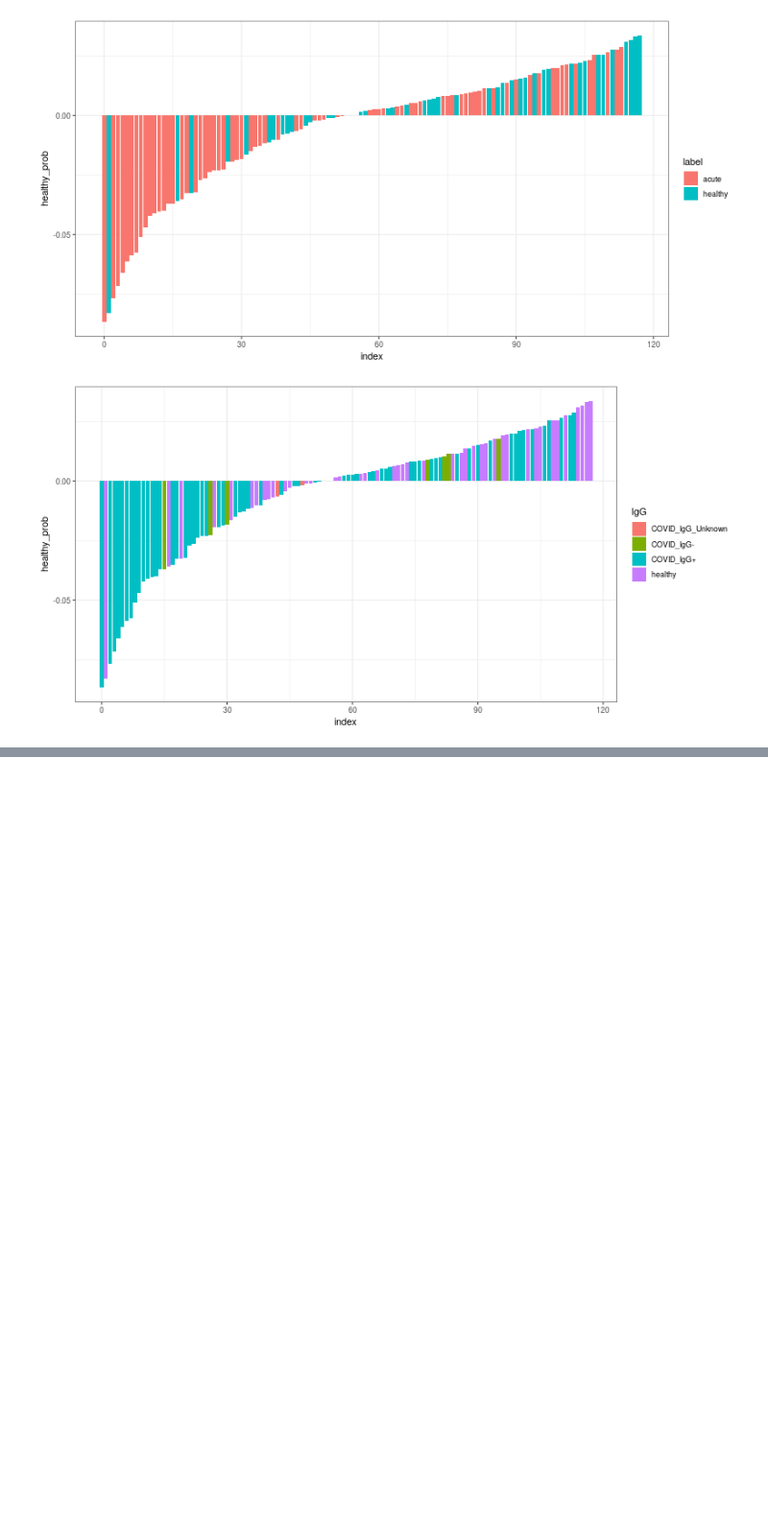
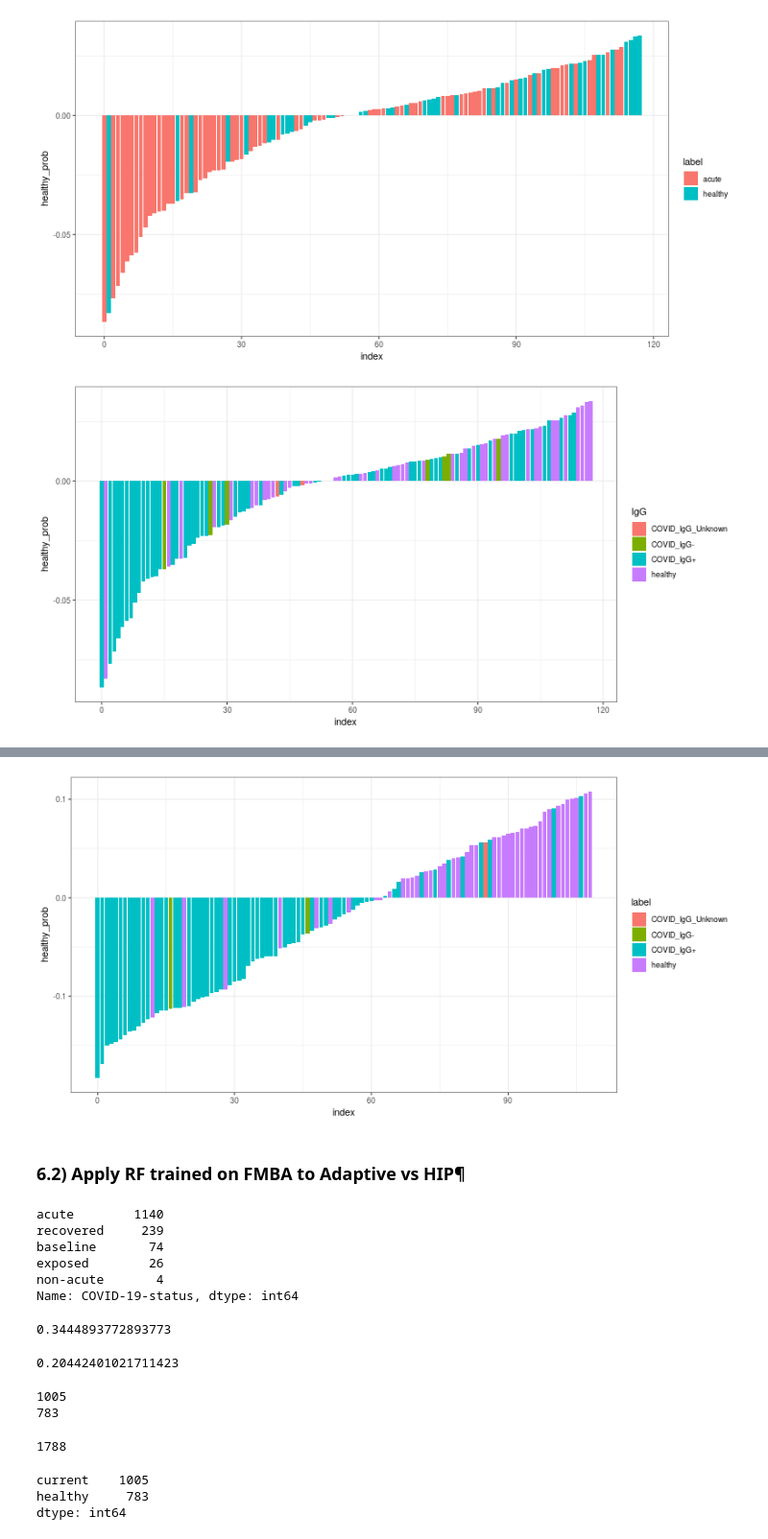
Before and after one commit to antigenomics/tcr-covid-classifier, a Jupyter notebook: random_forest_v2/COV_RF_random_2000AA_v2.ipynb, the cells around one changed output, grey strips where cells are left out. Shown at 96% size. Saved outputs shown, nothing was run; the diff lists cells and outputs as text; code cells hidden in the pictures; blank space fills up the shorter version.

```diff
--- a/random_forest_v2/COV_RF_random_2000AA_v2.ipynb
+++ b/random_forest_v2/COV_RF_random_2000AA_v2.ipynb
@@ -1075,0 +1480,9 @@ ggplot(a,aes(x=index,y=healthy_prob,fill=IgG))+geom_col()+theme_bw()
+# %%
+%%R -w 800 -h 400
+# IgG+ and IgG-
+a=read.csv("FMBA_prediction/FMBA_FMBA_random2000_hold_out_IgG.tsv",sep="\t",header=TRUE)
+ggplot(a,aes(x=index,y=healthy_prob,fill=label))+geom_col()+theme_bw()
+# %% [output]
+[figure, added]
+# %% [markdown]
+### 6.2) Apply RF trained on FMBA to Adaptive vs HIP¶
@@ -1075,0 +1498,39 @@ ggplot(a,aes(x=index,y=healthy_prob,fill=IgG))+geom_col()+theme_bw()
+# %%
+#Read Adaptive metadata
+AB_metadata=pd.read_csv("AB_prediction/adaptive-metadata-edited.tsv",sep="\t")
+AB_metadata["sample_short_name"]=AB_metadata["sample_name"].apply(lambda x: x[:-5]) #remove _TCRB from end of names
+adaptive_acute=set(AB_metadata.loc[AB_metadata["COVID-19-status"]=="acute","sample_short_name"])
+AB_metadata["COVID-19-status"].value_counts()
+# %% [output]
+acute        1140
+recovered     239
+baseline       74
+exposed        26
+non-acute       4
+Name: COVID-19-status, dtype: int64
+# %%
+#Adaptive samples have more clonotypes from COVID set than HIP
+print(sum(AB_data.sum())/AB_data.shape[0])
+sum(HIP_data.sum()/HIP_data.shape[0])
+# %% [output]
+0.3444893772893773
+0.20442401021711423
+# %%
+#select samples with ONLY status "acute" from Adaptive
+#and take all HIP samples as healthy
+adaptive_acute=set(AB_metadata.loc[AB_metadata["COVID-19-status"].isin(["acute"]),"sample_short_name"])
+AB_data_acute=AB_data.loc[set(AB_data.index.values)&adaptive_acute, AB_data.columns]
+AB_data_acute["status"]="acute"
+HIP_data["status"]="healthy"
+
+print(len(AB_data_acute))
+print(len(HIP_data))
+# %% [output]
+1005
+783
+# %%
+#combine data to one data_frame
+AB_acute_and_HIP_data = pd.concat([AB_data_acute, HIP_data])
+len(AB_acute_and_HIP_data)
+# %% [output]
+1788
@@ -1075,0 +1540,8 @@ ggplot(a,aes(x=index,y=healthy_prob,fill=IgG))+geom_col()+theme_bw()
+# %%
+#change label to becomme like fmba
+y_AB = ["current" if y_t =="acute"  else y_t for y_t in y_AB]
+pd.Series(y_AB).value_counts()
+# %% [output]
+current    1005
+healthy     783
+dtype: int64
```
Also changed, not shown: parts of 41 cells of this notebook, 10 other files.
